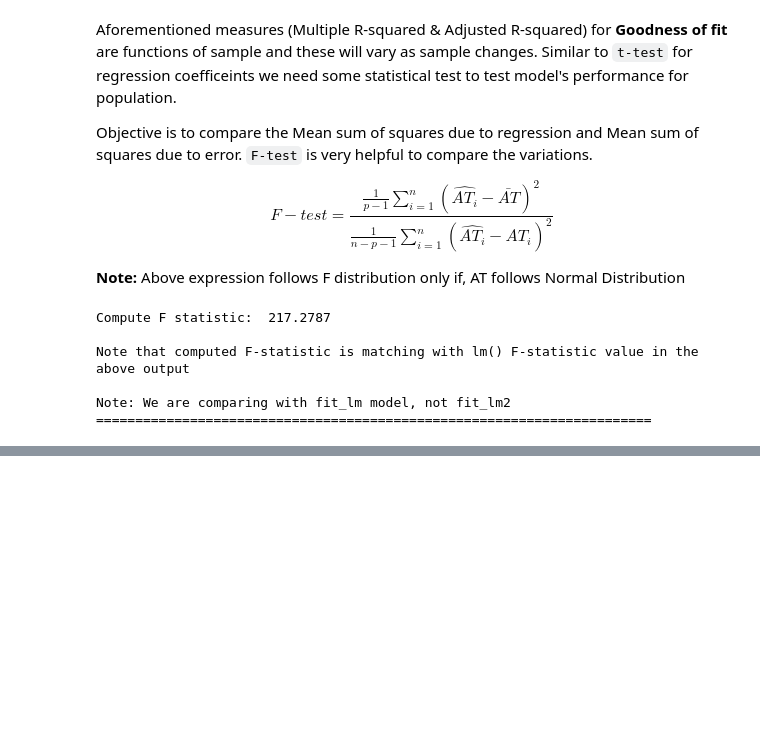
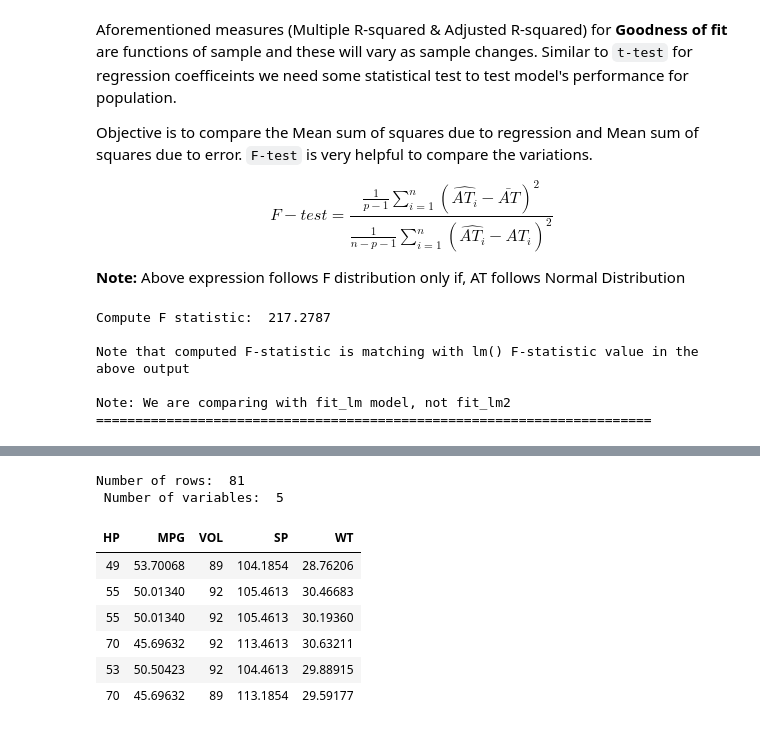
Before and after one commit to kavetinaveen/Learning.github.io, a Jupyter notebook: Basics of Linear Regression.ipynb, the cells around one changed output, grey strips where cells are left out. Cells and saved outputs as stored; diff of their text form; code cells hidden in the pictures; blank space fills up the shorter version.

```diff
--- a/Basics of Linear Regression.ipynb
+++ b/Basics of Linear Regression.ipynb
@@ -373,0 +396,15 @@ Note: We are comparing with fit_lm model, not fit_lm2
+# %%
+# Reading Boston housing prices data
+car = read.csv("Cars.csv")
+cat("Number of rows: ", nrow(car), "\n", "Number of variables: ", ncol(car), "\n")
+head(car)
+# %% [output]
+Number of rows:  81
+ Number of variables:  5
+| HP | MPG | VOL | SP | WT |
+| 49 | 53.70068 | 89 | 104.1854 | 28.76206 |
+| 55 | 50.01340 | 92 | 105.4613 | 30.46683 |
+| 55 | 50.01340 | 92 | 105.4613 | 30.19360 |
+| 70 | 45.69632 | 92 | 113.4613 | 30.63211 |
+| 53 | 50.50423 | 92 | 104.4613 | 29.88915 |
+| 70 | 45.69632 | 89 | 113.1854 | 29.59177 |
```
Also changed, not shown: parts of 16 cells of this notebook, 1 other file.
